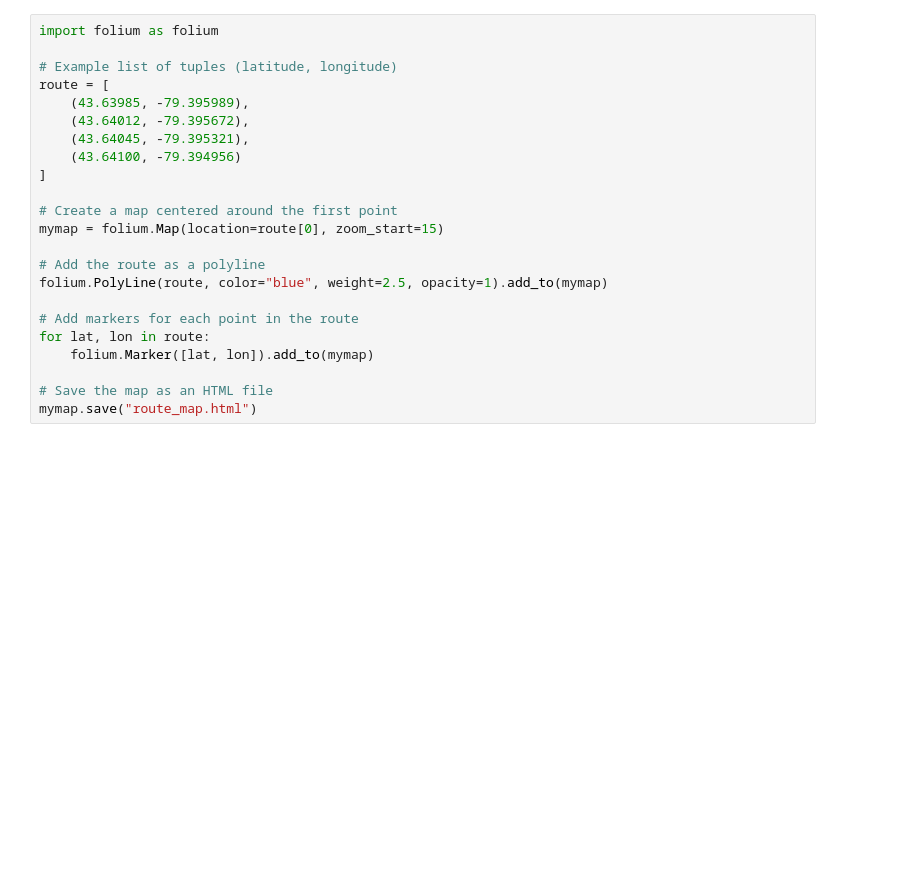
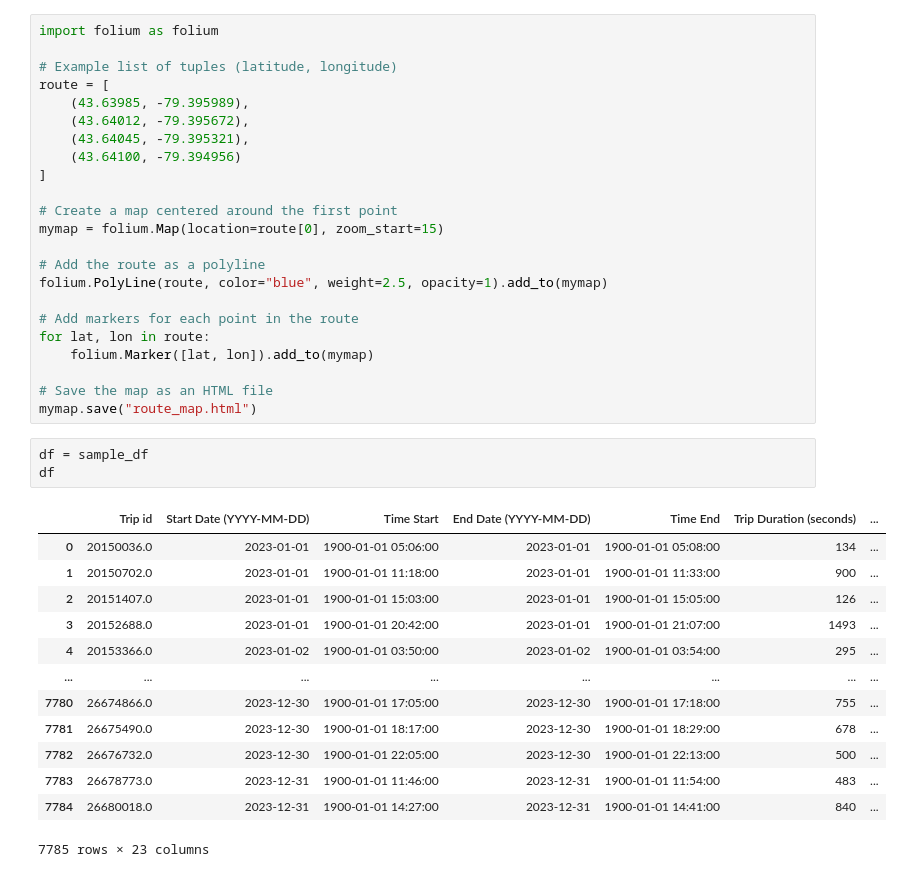
Before and after one commit to ConstCorrectness/toronto-bikeshare-2024, a Jupyter notebook: main.ipynb, the cells around one changed output. Cells and saved outputs as stored; diff of their text form; blank space fills up the shorter version.

```diff
--- a/main.ipynb
+++ b/main.ipynb
@@ -485,3 +824,20 @@ for lat, lon in route:
 
 # Save the map as an HTML file
 mymap.save("route_map.html")
+# %%
+df = sample_df
+df
+# %% [output]
+|  | Trip id | Start Date (YYYY-MM-DD) | Time Start | End Date (YYYY-MM-DD) | Time End | Trip Duration (seconds) | ... |
+| 0 | 20150036.0 | 2023-01-01 | 1900-01-01 05:06:00 | 2023-01-01 | 1900-01-01 05:08:00 | 134 | ... |
+| 1 | 20150702.0 | 2023-01-01 | 1900-01-01 11:18:00 | 2023-01-01 | 1900-01-01 11:33:00 | 900 | ... |
+| 2 | 20151407.0 | 2023-01-01 | 1900-01-01 15:03:00 | 2023-01-01 | 1900-01-01 15:05:00 | 126 | ... |
+| 3 | 20152688.0 | 2023-01-01 | 1900-01-01 20:42:00 | 2023-01-01 | 1900-01-01 21:07:00 | 1493 | ... |
+| 4 | 20153366.0 | 2023-01-02 | 1900-01-01 03:50:00 | 2023-01-02 | 1900-01-01 03:54:00 | 295 | ... |
+| ... | ... | ... | ... | ... | ... | ... | ... |
+| 7780 | 26674866.0 | 2023-12-30 | 1900-01-01 17:05:00 | 2023-12-30 | 1900-01-01 17:18:00 | 755 | ... |
+| 7781 | 26675490.0 | 2023-12-30 | 1900-01-01 18:17:00 | 2023-12-30 | 1900-01-01 18:29:00 | 678 | ... |
+| 7782 | 26676732.0 | 2023-12-30 | 1900-01-01 22:05:00 | 2023-12-30 | 1900-01-01 22:13:00 | 500 | ... |
+| 7783 | 26678773.0 | 2023-12-31 | 1900-01-01 11:46:00 | 2023-12-31 | 1900-01-01 11:54:00 | 483 | ... |
+| 7784 | 26680018.0 | 2023-12-31 | 1900-01-01 14:27:00 | 2023-12-31 | 1900-01-01 14:41:00 | 840 | ... |
+7785 rows × 23 columns
```
Also changed, not shown: parts of 47 cells of this notebook, 9 other files.
